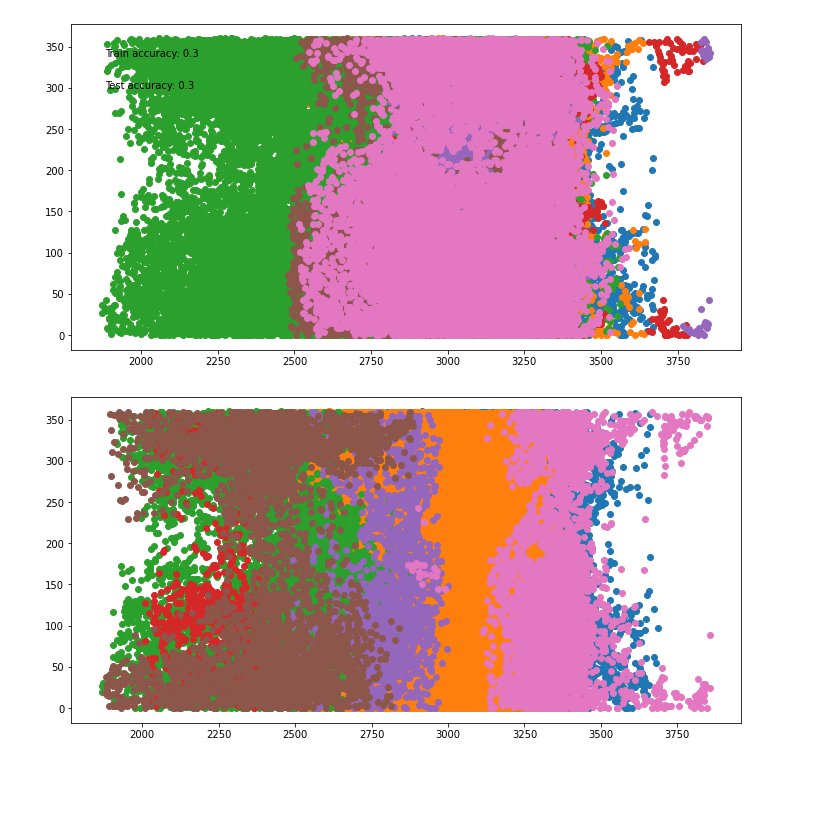
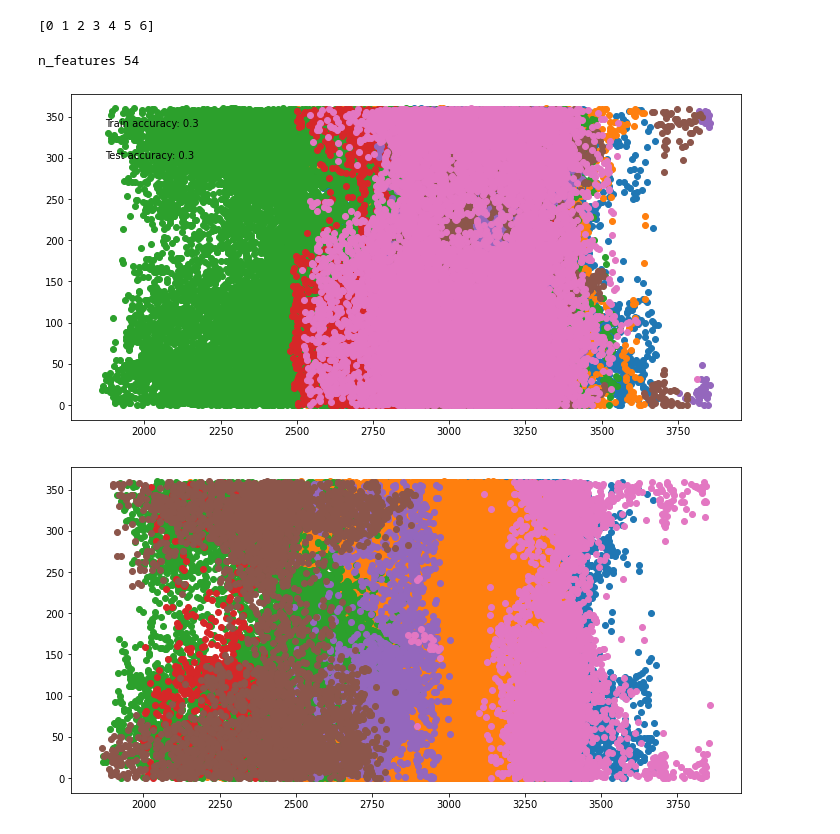
Before and after one commit to yngyu/University, a Jupyter notebook: knowledge_acquisition_systems/notebook/covertype.ipynb, the cells around one changed output. Cells and saved outputs as stored; diff of their text form; code cells hidden in the pictures; blank space fills up the shorter version.

```diff
--- a/knowledge_acquisition_systems/notebook/covertype.ipynb
+++ b/knowledge_acquisition_systems/notebook/covertype.ipynb
@@ -15,11 +15,13 @@ covertype_datasets = datasets.fetch_covtype()
 # %%
 # 1 index になっているので 0-index に直す
 covertype_datasets.target -= 1
-np.unique(covertype_datasets.target)
-covertype_datasets.data = covertype_datasets.data[:, :10]
+print(np.unique(covertype_datasets.target))
+# %% [output]
+[0 1 2 3 4 5 6]
 # %%
 
-n_features = 10 # len(covertype_datasets.feature_names)
+n_features = len(covertype_datasets.feature_names)
+print("n_features", n_features)
 n_classes = len(np.unique(covertype_datasets.target))
 
 colors = ["C" + str(i) for i in range(n_classes)]
@@ -46,34 +48,35 @@ for times, (train_index, test_index) in enumerate(skf.split(covertype_datasets.d
         tmp_sum = 0
         for i in range(n_classes):
             index = np.where((y_train == i) & (kmeans_.labels_ == l[i]))
             tmp_sum += index[0].size
         if tmp_sum > max_correct:
             max_correct = tmp_sum
             correct_permutation = l
 
     train_accuracy_array[times] = max_correct/y_train.size
 
     y_test_predict = kmeans_.predict(X_test)
 
     correct_num = 0
     for i in range(n_classes):
         index = np.where((y_test == i) & (y_test_predict == correct_permutation[i]))
         correct_num += index[0].size
     test_accuracy_array[times] = correct_num/y_test.size
 
     if times == 0:
         for n, color in enumerate(colors):
             data = X_test[y_test_predict == correct_permutation[n]]
             plt.scatter(data[:, 0], data[:, 1], color=color)
 train_accuracy = train_accuracy_array.mean()
 test_accuracy = test_accuracy_array.mean()
 h = plt.subplot(1, 1, 1)
 plt.text(0.05, 0.9, "Train accuracy: %.1f" % train_accuracy, transform=h.transAxes)
 plt.text(0.05, 0.8, "Test accuracy: %.1f" % test_accuracy, transform=h.transAxes)
 
 plt.show()
 # %% [output]
+n_features 54
-[figure, old version]
+[figure, new version]
 # %%
 plt.figure(figsize=(12, 6))
 
@@ -81,4 +84,4 @@ for n, color in enumerate(colors):
     data = X_test[y_test == n]
     plt.scatter(data[:, 0], data[:, 1], color=color)
 # %% [output]
-[figure, old version]
+[figure, new version]
```
Also changed, not shown: 6 other files.
